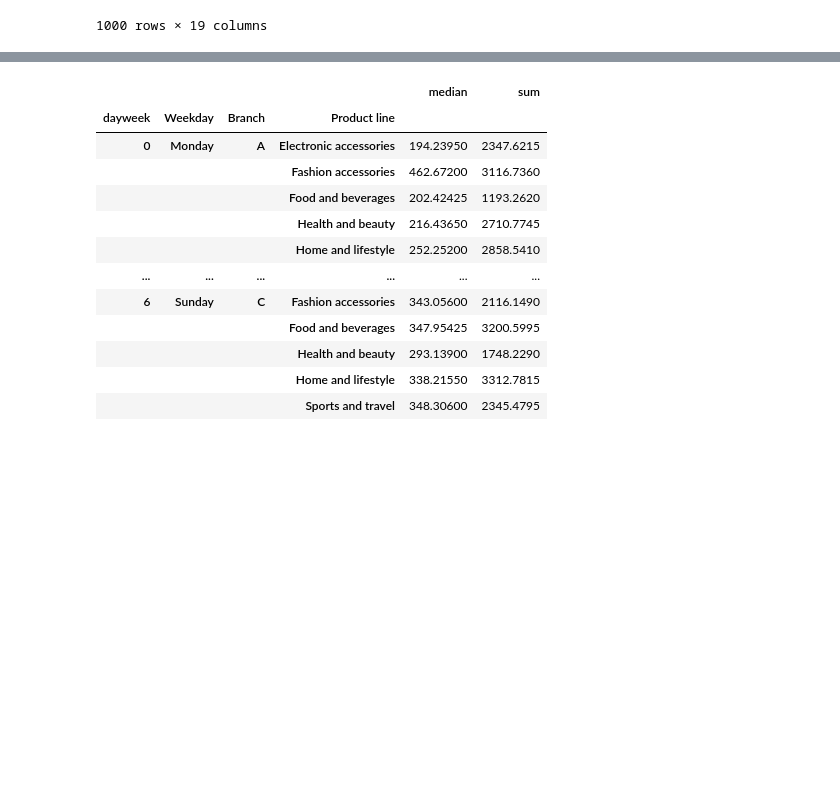
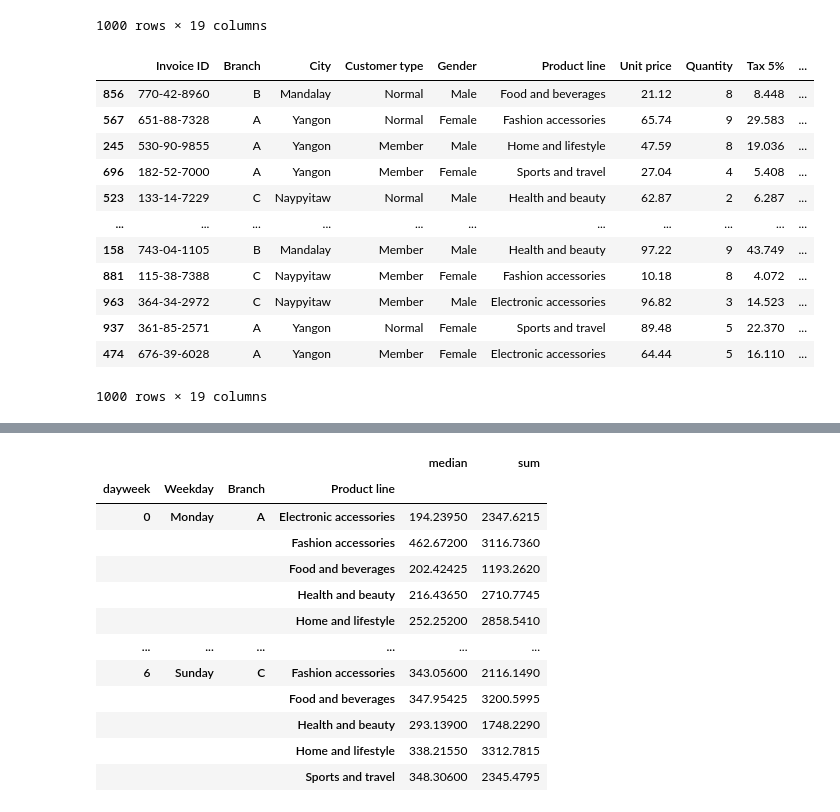
Before and after one commit to bibi643/Data_Visualization, a Jupyter notebook: supermarket_vis.ipynb, the cells around one changed output, grey strips where cells are left out. Cells and saved outputs as stored; diff of their text form; code cells hidden in the pictures; blank space fills up the shorter version.

```diff
--- a/supermarket_vis.ipynb
+++ b/supermarket_vis.ipynb
@@ -197,3 +197,20 @@ df
 | 998 | 347-56-2442 | A | Yangon | Normal | Male | Home and lifestyle | 65.82 | 1 | 3.2910 | ... |
 | 999 | 849-09-3807 | A | Yangon | Member | Female | Fashion accessories | 88.34 | 7 | 30.9190 | ... |
 1000 rows × 19 columns
+# %%
+df_sort_date= df.sort_values(by=['Date'])
+df_sort_date
+# %% [output]
+|  | Invoice ID | Branch | City | Customer type | Gender | Product line | Unit price | Quantity | Tax 5% | ... |
+| 856 | 770-42-8960 | B | Mandalay | Normal | Male | Food and beverages | 21.12 | 8 | 8.448 | ... |
+| 567 | 651-88-7328 | A | Yangon | Normal | Female | Fashion accessories | 65.74 | 9 | 29.583 | ... |
+| 245 | 530-90-9855 | A | Yangon | Member | Male | Home and lifestyle | 47.59 | 8 | 19.036 | ... |
+| 696 | 182-52-7000 | A | Yangon | Member | Female | Sports and travel | 27.04 | 4 | 5.408 | ... |
+| 523 | 133-14-7229 | C | Naypyitaw | Normal | Male | Health and beauty | 62.87 | 2 | 6.287 | ... |
+| ... | ... | ... | ... | ... | ... | ... | ... | ... | ... | ... |
+| 158 | 743-04-1105 | B | Mandalay | Member | Male | Health and beauty | 97.22 | 9 | 43.749 | ... |
+| 881 | 115-38-7388 | C | Naypyitaw | Member | Female | Fashion accessories | 10.18 | 8 | 4.072 | ... |
+| 963 | 364-34-2972 | C | Naypyitaw | Member | Male | Electronic accessories | 96.82 | 3 | 14.523 | ... |
+| 937 | 361-85-2571 | A | Yangon | Normal | Female | Sports and travel | 89.48 | 5 | 22.370 | ... |
+| 474 | 676-39-6028 | A | Yangon | Member | Female | Electronic accessories | 64.44 | 5 | 16.110 | ... |
+1000 rows × 19 columns
```
Also changed, not shown: parts of 12 cells of this notebook.
